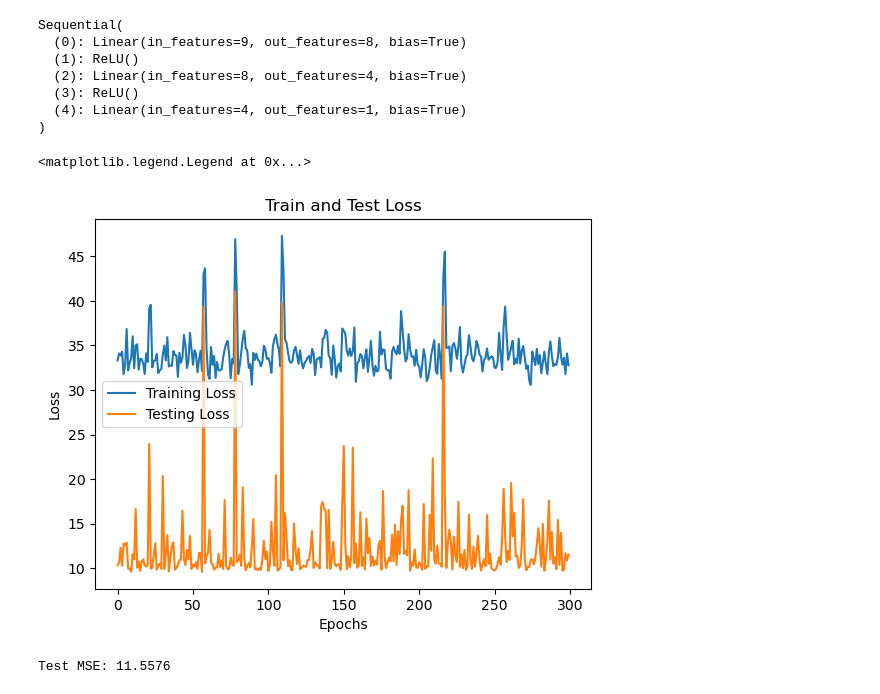
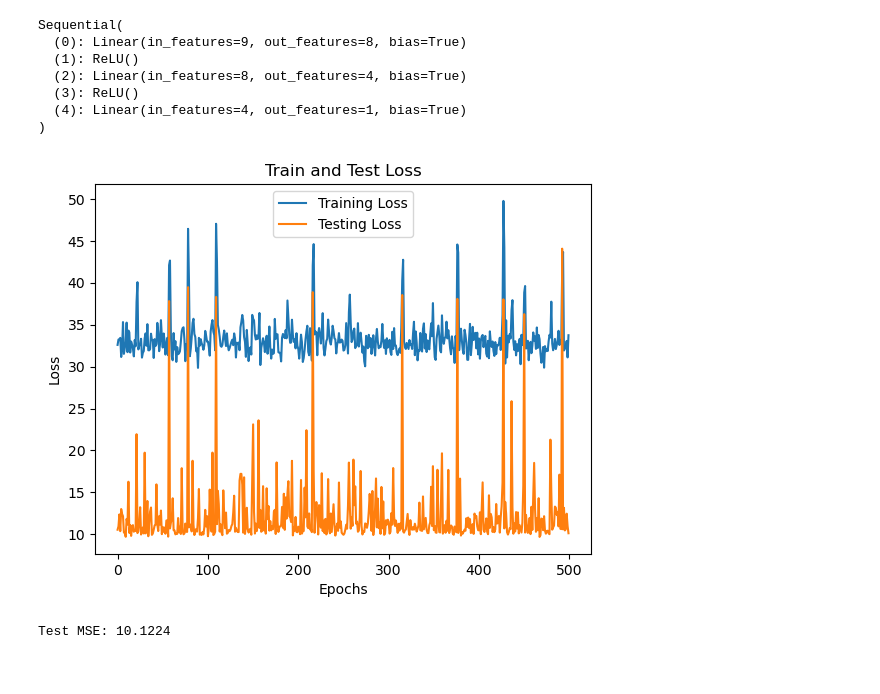
Before and after one commit to SuperWinterMopper/fuel-efficiency-predictor, a Jupyter notebook: index.ipynb, the cells around one changed output. Saved outputs shown, nothing was run; the diff lists cells and outputs as text; code cells hidden in the pictures.

```diff
--- a/index.ipynb
+++ b/index.ipynb
@@ -157,15 +157,15 @@ optimizer = torch.optim.SGD(model.parameters(), lr=.001)
 # %%
 torch.manual_seed(1)
 
-num_epochs = 300
+num_epochs = 500
 
 train_loss_hist = [0.0] * num_epochs
-test_loss_hist = [0.0] * num_epochs
+validation_loss_hist = [0.0] * num_epochs
 epoch_nums = [i for i in range(num_epochs)]
 
 for epoch in range(num_epochs):
     epoch_train_loss = 0
-    epoch_test_loss = 0
+    epoch_validation_loss = 0
     for x_batch, y_batch in train_dl:
         pred = model(x_batch)[:, 0]
         loss = loss_fn(pred, y_batch)
@@ -179,26 +179,27 @@ for epoch in range(num_epochs):
 
     pred = model(x_test)[:, 0]
     loss = loss_fn(pred, y_test)
-    epoch_test_loss = loss.item()
+    epoch_validation_loss = loss.item()
 
     train_loss_hist[epoch] = epoch_train_loss
-    test_loss_hist[epoch] = epoch_test_loss
+    validation_loss_hist[epoch] = epoch_validation_loss
 # %%
 plt.title('Train and Test Loss')
 plt.xlabel('Epochs')
 plt.ylabel('Loss')
 
 
 plt.plot(epoch_nums, train_loss_hist, label='Training Loss')
-plt.plot(epoch_nums, test_loss_hist, label='Testing Loss')
+plt.plot(epoch_nums, validation_loss_hist, label='Testing Loss')
 plt.legend()
+
+plt.savefig('train_test_loss.png')
 # %% [output]
-<matplotlib.legend.Legend at 0x...>
-[figure, old version]
+[figure, new version]
 # %%
 with torch.no_grad():
     pred = model(x_test.float())[:, 0]
     loss = loss_fn(pred, y_test)
     print(f'Test MSE: {loss.item():.4f}')
 # %% [output]
-Test MSE: 11.5576
+Test MSE: 10.1224
```
Also changed, not shown: 2 other files.
